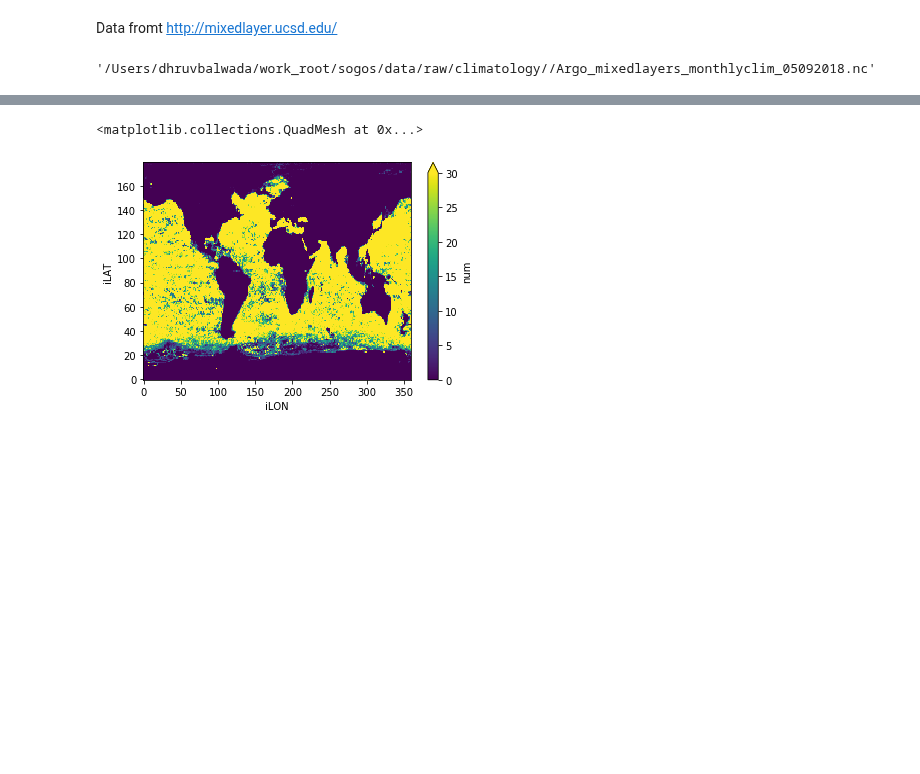
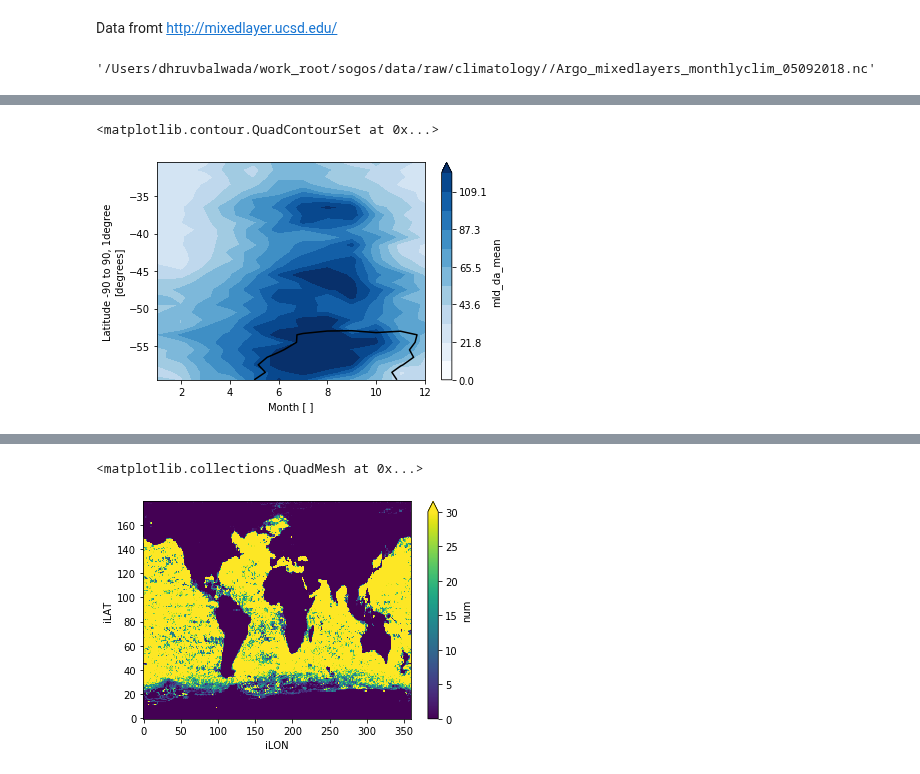
Before and after one commit to dhruvbalwada/sogos, a Jupyter notebook: notebooks/0.0_db_Holte_MLD_climatology.ipynb, the cells around one changed output, grey strips where cells are left out. Drawn from its saved outputs; the diff is of its cells as text; code cells hidden in the pictures; blank space fills up the shorter version.

```diff
--- a/notebooks/0.0_db_Holte_MLD_climatology.ipynb
+++ b/notebooks/0.0_db_Holte_MLD_climatology.ipynb
@@ -34,0 +124,6 @@ ds = xr.open_dataset(data_dir + 'Argo_mixedlayers_monthlyclim_05092018.nc')
+# %%
+ds.mld_da_mean.sel(iLAT=slice(-60,-30), iLON=slice(25,45)).mean('iLON').plot.contourf(vmax=120, vmin=0, levels=12, cmap='Blues')
+ds.mlpd_da.sel(iLAT=slice(-60,-40), iLON=slice(25,45)).mean('iLON').plot.contour(levels=[27.189, 27.752], colors='k')
+# %% [output]
+<matplotlib.contour.QuadContourSet at 0x...>
+[figure, added]
```
Also changed, not shown: parts of 14 cells of this notebook, 1 other file.
